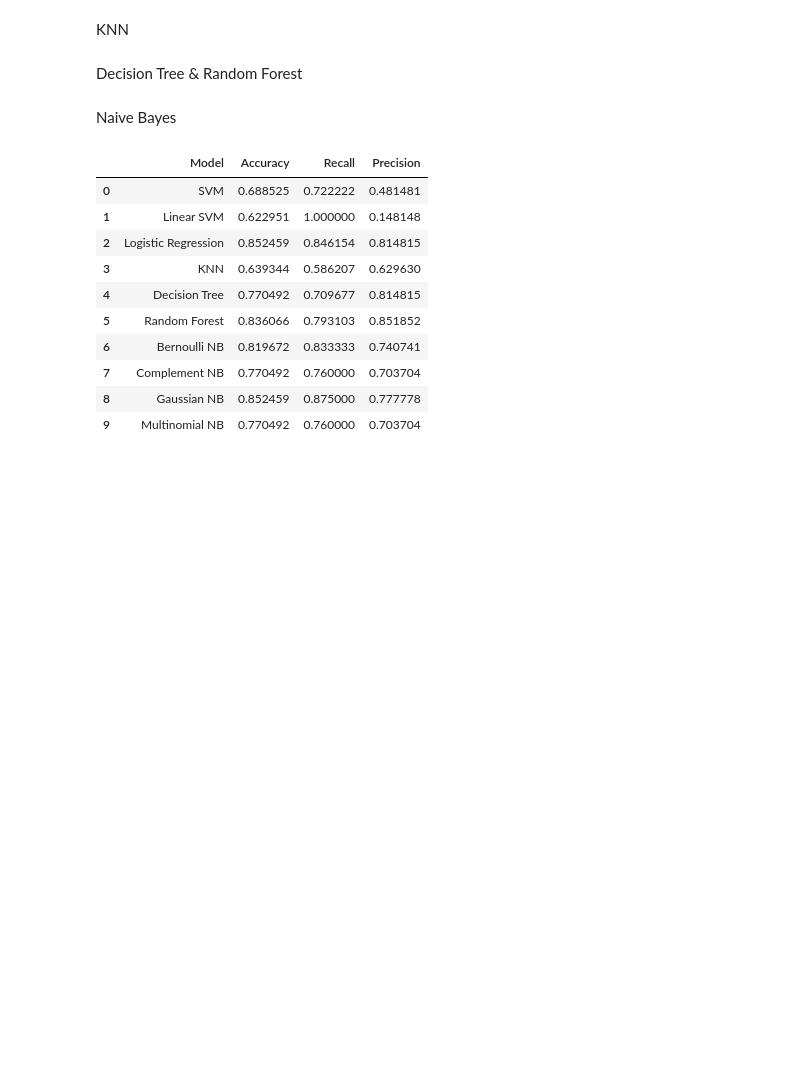
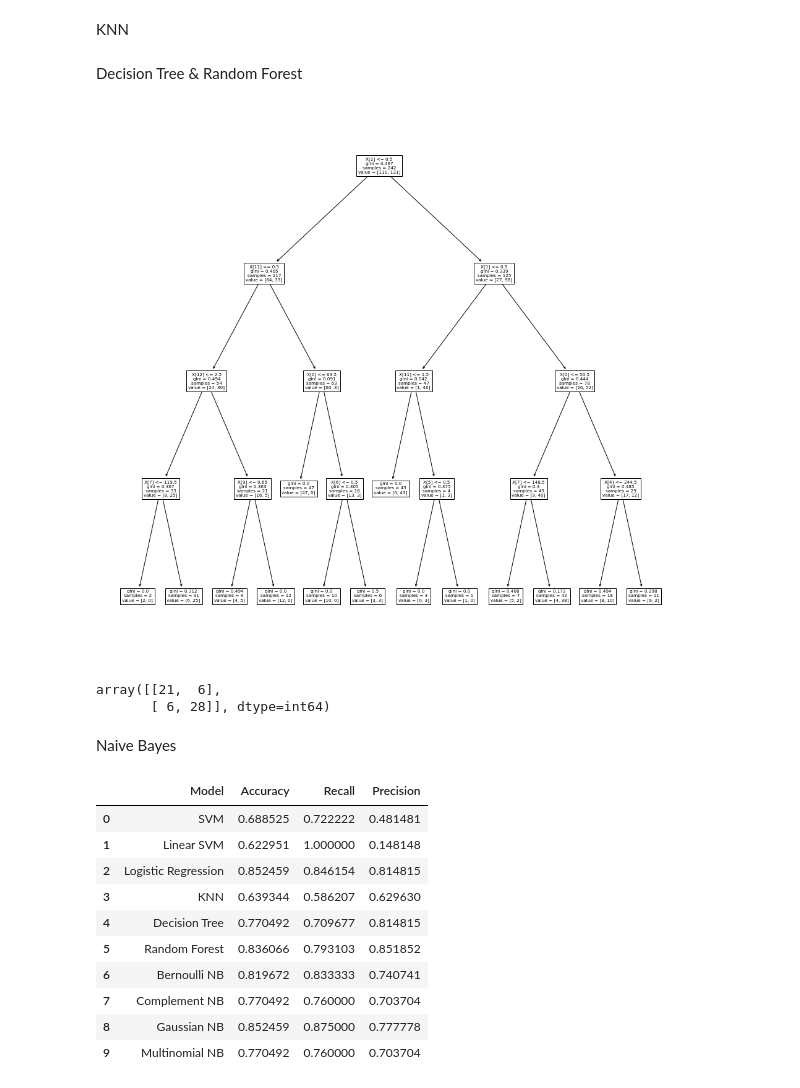
Before and after one commit to AlienofTT/ALY-6110-6150, a Jupyter notebook: CVD_classification.ipynb, the cells around one changed output. Cells and saved outputs as stored; diff of their text form; code cells hidden in the pictures; blank space fills up the shorter version.

```diff
--- a/CVD_classification.ipynb
+++ b/CVD_classification.ipynb
@@ -84,16 +84,24 @@ matrix_to_list('KNN', metrics.confusion_matrix(test_y, knc_y))
 # %% [markdown]
 Decision Tree & Random Forest
 # %%
-model_dtc = tree.DecisionTreeClassifier().fit(train_X, train_y)
-model_rfc = ensemble.RandomForestClassifier(
+model_dtc = tree.DecisionTreeClassifier(max_depth=4).fit(train_X, train_y)
+'''model_rfc = ensemble.RandomForestClassifier(
     n_estimators=10,
     max_depth=10,
     max_leaf_nodes=100
-).fit(train_X, train_y)
+).fit(train_X, train_y)'''
 dtc_y = model_dtc.predict(test_X)
-rfc_y = model_rfc.predict(test_X)
-matrix_to_list('Decision Tree', metrics.confusion_matrix(test_y, dtc_y))
-matrix_to_list('Random Forest', metrics.confusion_matrix(test_y, rfc_y))
+plt.figure(figsize=(16,16))
+tree.plot_tree(model_dtc)
+plt.show()
+metrics.confusion_matrix(test_y, dtc_y)
+#rfc_y = model_rfc.predict(test_X)
+#matrix_to_list('Decision Tree', metrics.confusion_matrix(test_y, dtc_y))
+#matrix_to_list('Random Forest', metrics.confusion_matrix(test_y, rfc_y))
+# %% [output]
+[figure, added]
+array([[21,  6],
+       [ 6, 28]], dtype=int64)
 # %% [markdown]
 Naive Bayes
 # %%
```
Also changed, not shown: parts of 1 cell of this notebook.
